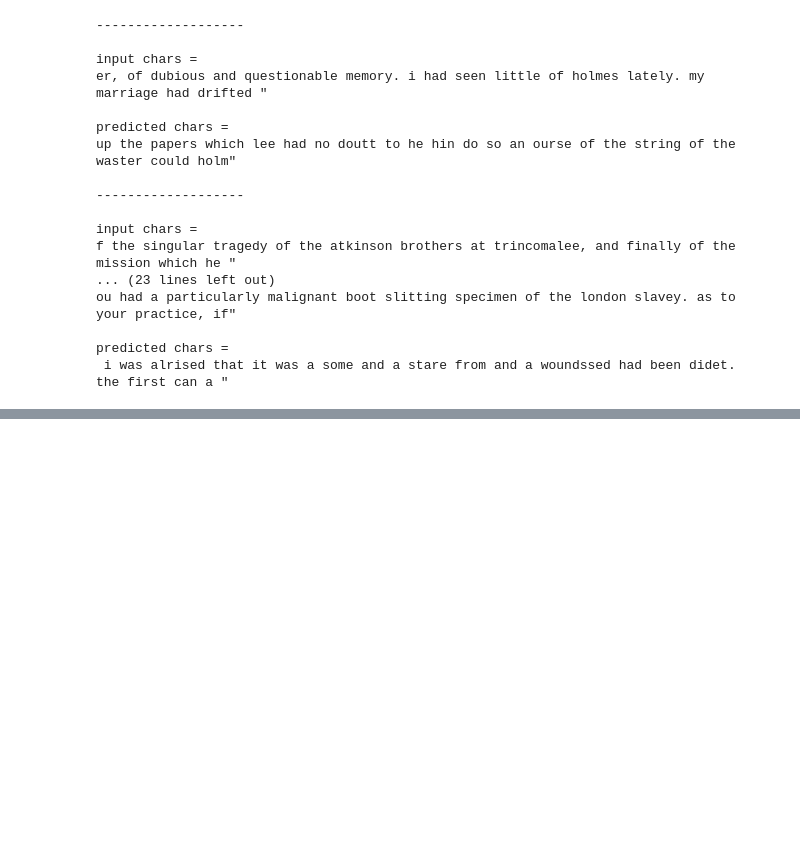
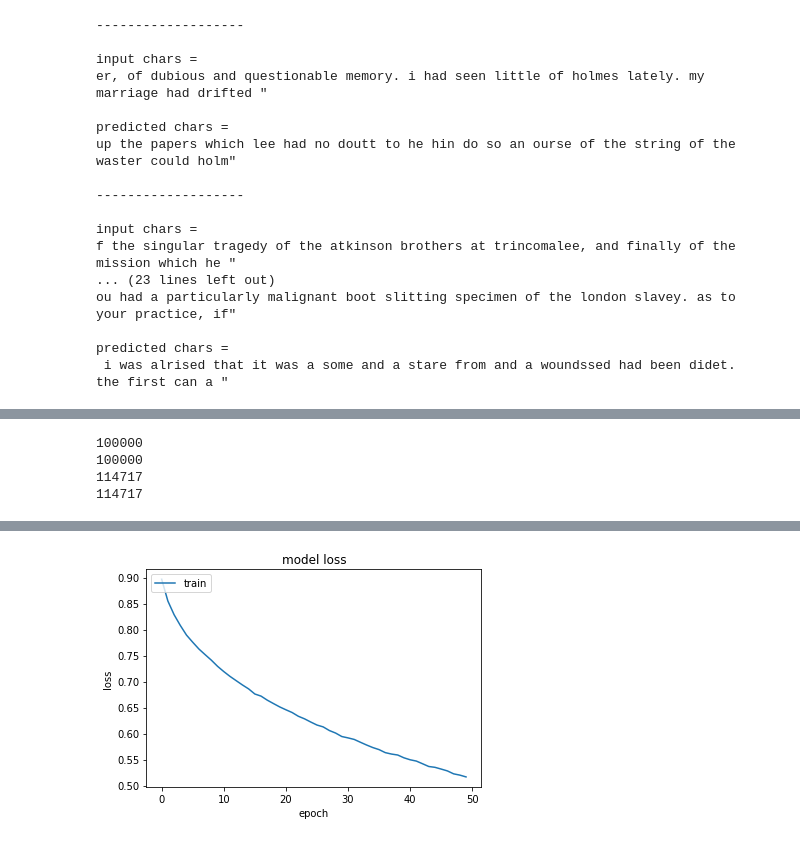
Before and after one commit to madhavajay/nd889, a Jupyter notebook: 2_deep_learning/5_rnn_stock_sherlock/RNN_project.ipynb, the cells around one changed output, grey strips where cells are left out. Drawn from its saved outputs; the diff is of its cells as text; code cells hidden in the pictures; blank space fills up the shorter version.

```diff
--- a/2_deep_learning/5_rnn_stock_sherlock/RNN_project.ipynb
+++ b/2_deep_learning/5_rnn_stock_sherlock/RNN_project.ipynb
@@ -835,0 +914,23 @@ predicted chars =
+# %%
+Xlarge_more = X[:200000,:,:]
+ylarge_more = y[:200000,:]
+print(len(Xlarge))
+print(len(ylarge))
+print(len(Xlarge_more))
+print(len(ylarge_more))
+# %% [output]
+100000
+100000
+114717
+114717
+# %%
+# TODO: fit to our larger dataset
+epochtimer = EpochTimer()
+epochs = 50
+
+hist = model.fit(Xlarge_more, ylarge_more, batch_size=500, epochs=epochs, verbose=1, callbacks=[epochtimer])
+show_history_graph(hist)
+
+# save weights
+model.save_weights('model_weights/best_RNN_large_textdata_weights_more.hdf5')
+# %% [output]
@@ -835,0 +954 @@ predicted chars =
+[figure, added]
```
Also changed, not shown: parts of 4 cells of this notebook, 4 other files.
